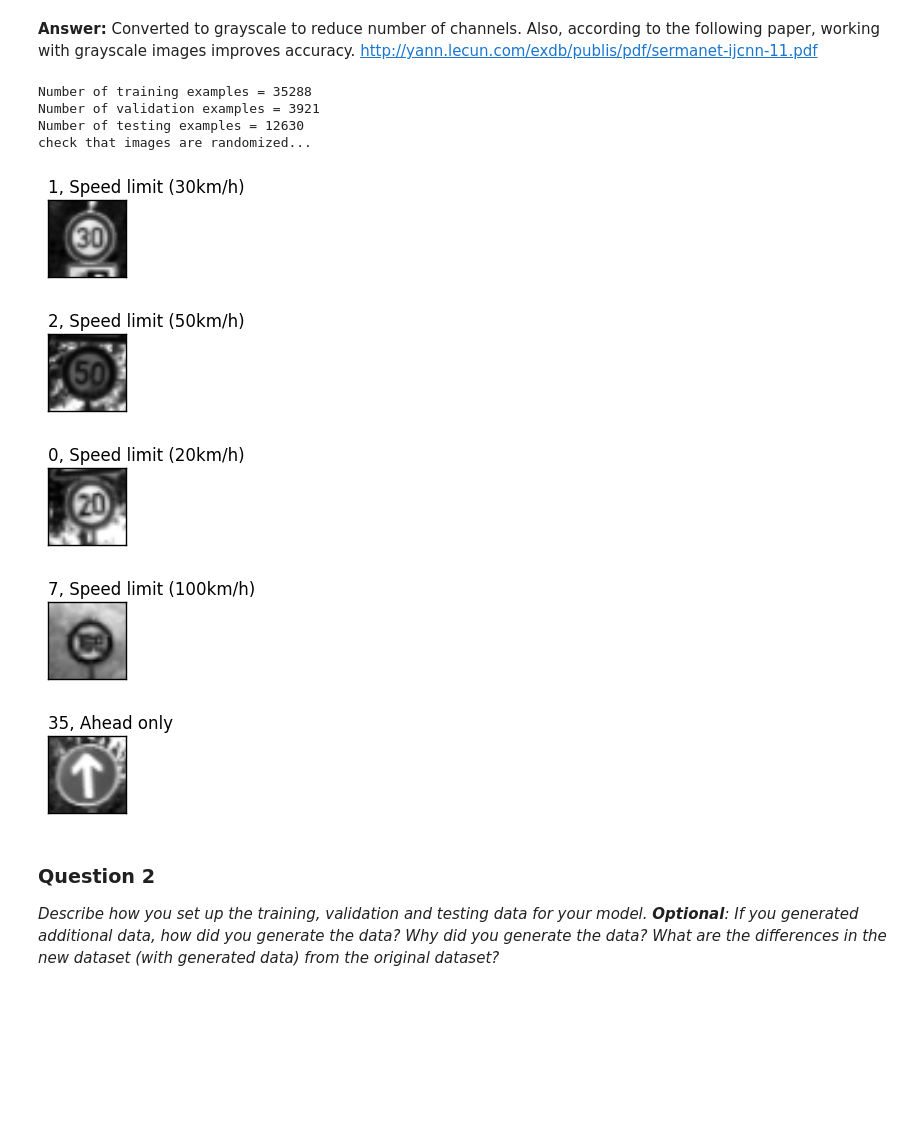
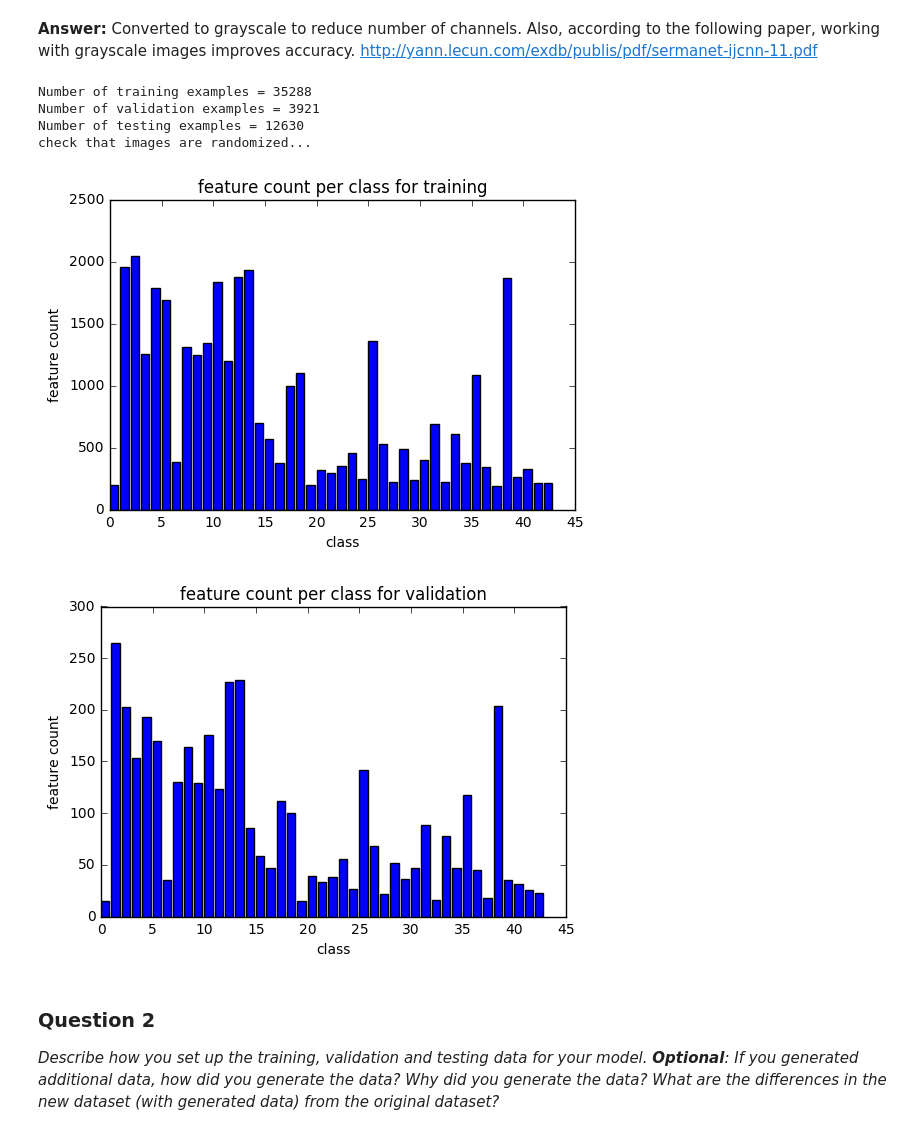
Before and after one commit to SamSamskies/CarND-Traffic-Sign-Classifier-Project, a Jupyter notebook: Traffic_Sign_Classifier.ipynb, the cells around one changed output. Saved outputs shown, nothing was run; the diff lists cells and outputs as text; code cells hidden in the pictures; blank space fills up the shorter version.

Commit message:
Refactor, normalize, and lower stddev for truncating

```diff
--- a/Traffic_Sign_Classifier.ipynb
+++ b/Traffic_Sign_Classifier.ipynb
@@ -140,16 +147,12 @@ import cv2
 # convert to grayscale
 X_train = np.array([np.reshape(cv2.cvtColor(img, cv2.COLOR_BGR2GRAY), (32, 32, 1)) for img in X_train])
 
-plt.figure(figsize=(1,1))
-plt.tick_params(
-    axis='both',
-    which='both',
-    bottom='off',
-    top='off',
-    labelbottom='off',
-    right='off',
-    left='off',
-    labelleft='off')
-plt.title('{}, {}'.format('0', signnames_dict['0']), loc='left')
-plt.imshow(X_train[0].squeeze(), cmap='gray')
+# normalize
+X_train = X_train / 255.
+
+print('check normalized grayscale image')
+img = X_train[0].squeeze()
+title = '{}, {}'.format(0, signnames_dict['0'])
+print(img)
+show_image(img, title, cmap='gray')
 # %% [output]
@@ -164,45 +180,34 @@ _Describe how you preprocessed the data. Why did you choose that technique?_
 # %%
 ### Generate data additional data (OPTIONAL!)
 ### and split the data into training/validation/testing sets here.
 ### Feel free to use as many code cells as needed.
 from sklearn.model_selection import train_test_split
 
 X_train, X_validation, y_train, y_validation = train_test_split(X_train, y_train, test_size=0.10, random_state=42)
 
 print("Number of training examples =", len(X_train))
 print("Number of validation examples =", len(X_validation))
 print("Number of testing examples =", len(X_test))
 
+print_feature_bar_chart(np.bincount(y_train), 'feature count per class for training')
+print_feature_bar_chart(np.bincount(y_validation), 'feature count per class for validation')
+
 print('check that images are randomized...')
 for index in range(5):
-    image = X_train[index].squeeze()
-
-    fig = plt.figure(figsize=(1,1))
-    plt.tick_params(
-        axis='both',
-        which='both',
-        bottom='off',
-        top='off',
-        labelbottom='off',
-        right='off',
-        left='off',
-        labelleft='off')
+    img = X_train[index].squeeze()
     id = str(y_train[index])
-    plt.title('{}, {}'.format(id, signnames_dict[id]), loc='left')
-    plt.imshow(image, cmap='gray')
+    title = '{}, {}'.format(id, signnames_dict[id])
+#     show_image(img, title, cmap='gray')
 
 # TODO: Balanace out the classes by jittering images.
 # Do I go through and pad each class with jittered images to make sure there's something like 2000 in each class?
 # %% [output]
 Number of training examples = 35288
 Number of validation examples = 3921
 Number of testing examples = 12630
 check that images are randomized...
-[figure, old version]
+[figure, new version]
-[figure, old version]
+[figure, new version]
-[figure, removed]
-[figure, removed]
-[figure, removed]
 # %% [markdown]
 ### Question 2
 
```
Also changed, not shown: parts of 4 cells of this notebook.
